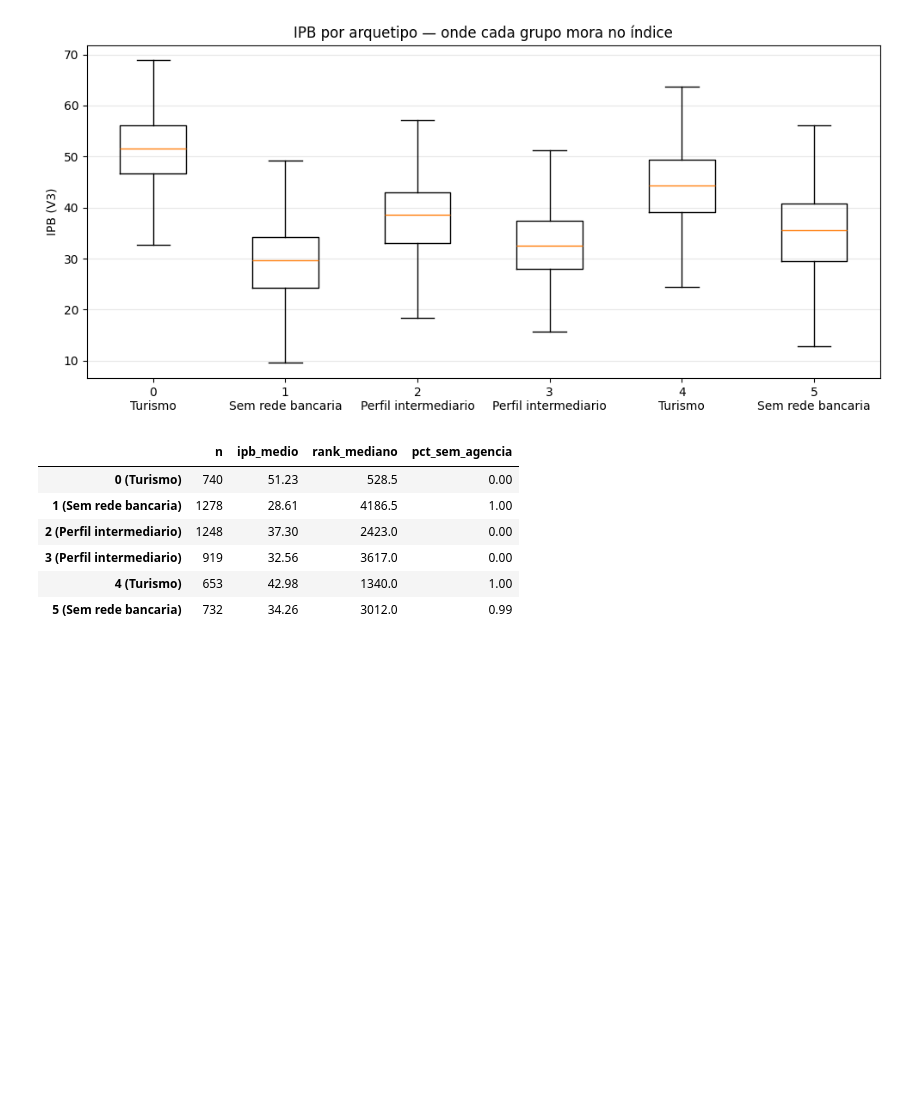
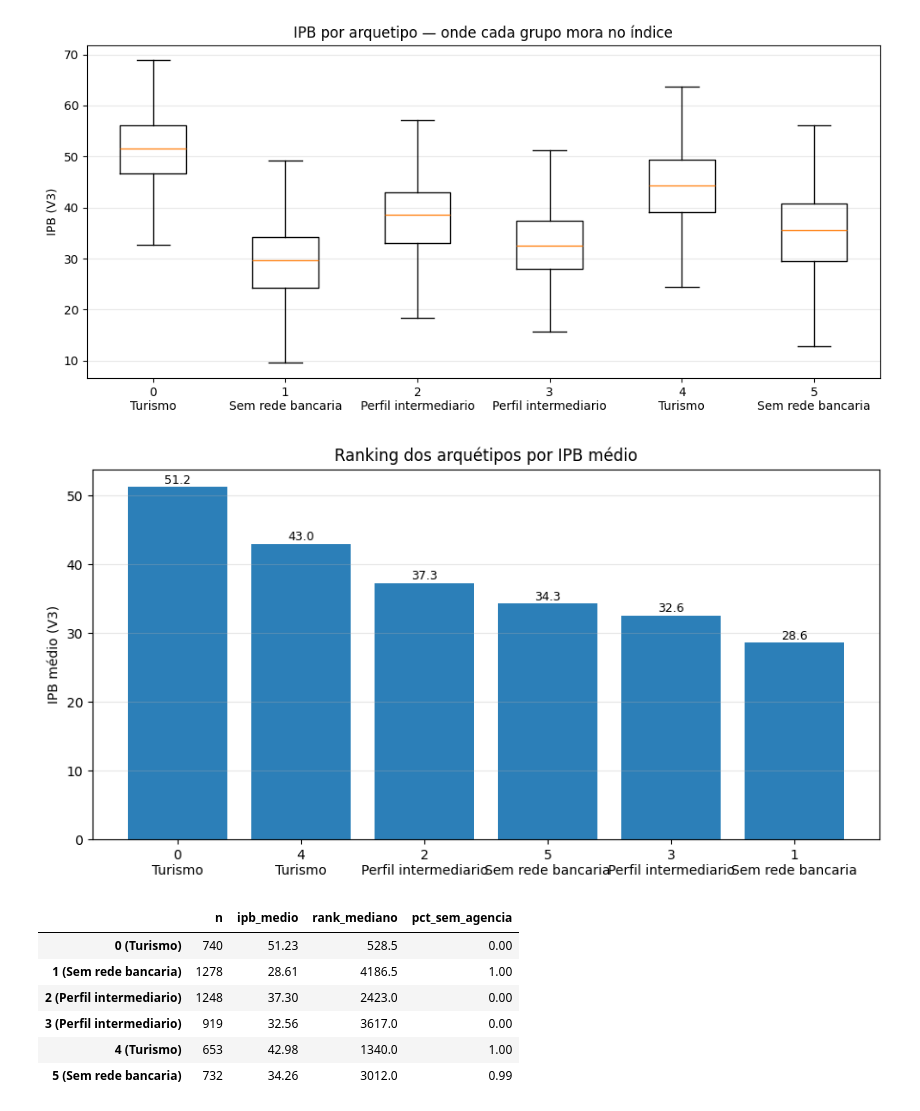
Before and after one commit to LucioFrCruz/heluvina_projeto_final_202602, a Jupyter notebook: notebooks/01_modelagem/01_dataset_e_arquetipos.ipynb, the cells around one changed output. Saved outputs shown, nothing was run; the diff lists cells and outputs as text; code cells hidden in the pictures; blank space fills up the shorter version.

```diff
--- a/notebooks/01_modelagem/01_dataset_e_arquetipos.ipynb
+++ b/notebooks/01_modelagem/01_dataset_e_arquetipos.ipynb
@@ -215,6 +215,23 @@ fig.savefig(FIGS / "01_ipb_por_cluster.png", dpi=110)
 plt.show()
 # %% [output]
 [figure]
+# %%
+# Ranking dos arquétipos por IPB médio — "quais grupos têm maior potencial"
+ordem_ipb = df.groupby("cluster_kmeans")["ipb"].mean().sort_values(ascending=False)
+rotulos = [f"{c}\n{nomes[c]}" for c in ordem_ipb.index]
+
+fig, ax = plt.subplots(figsize=(9, 4.8))
+barras = ax.bar(rotulos, ordem_ipb.values, color="#2c7fb8")
+for barra, valor in zip(barras, ordem_ipb.values):
+    ax.text(barra.get_x() + barra.get_width() / 2, valor + 0.5, f"{valor:.1f}", ha="center", fontsize=9)
+ax.set_ylabel("IPB médio (V3)")
+ax.set_title("Ranking dos arquétipos por IPB médio")
+ax.grid(axis="y", alpha=0.3)
+fig.tight_layout()
+fig.savefig(FIGS / "01_ranking_ipb_arquetipos.png", dpi=110)
+plt.show()
+# %% [output]
+[figure, added]
 # %%
 resumo = df.groupby("cluster_kmeans").agg(
     n=("id_municipio", "size"),
```
Also changed, not shown: 12 other files.
